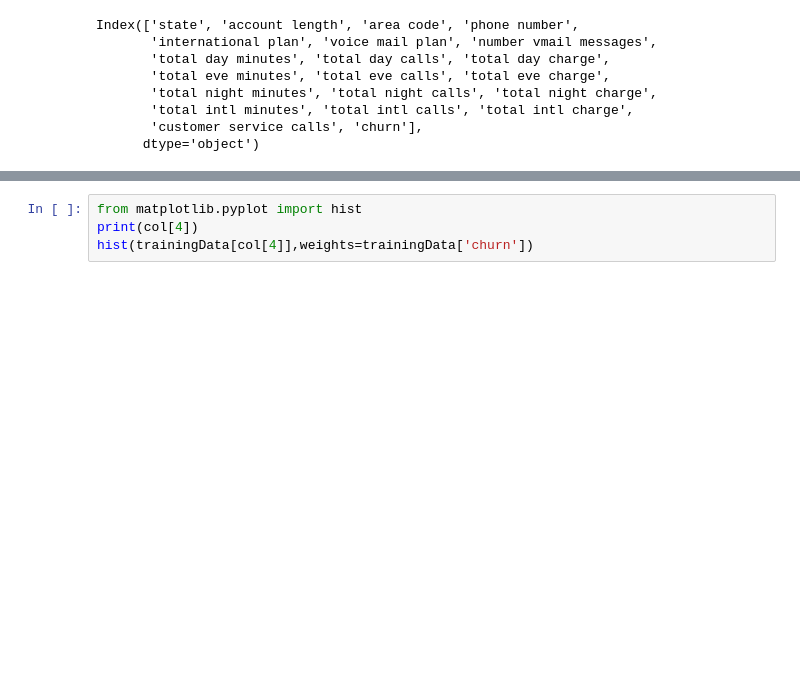
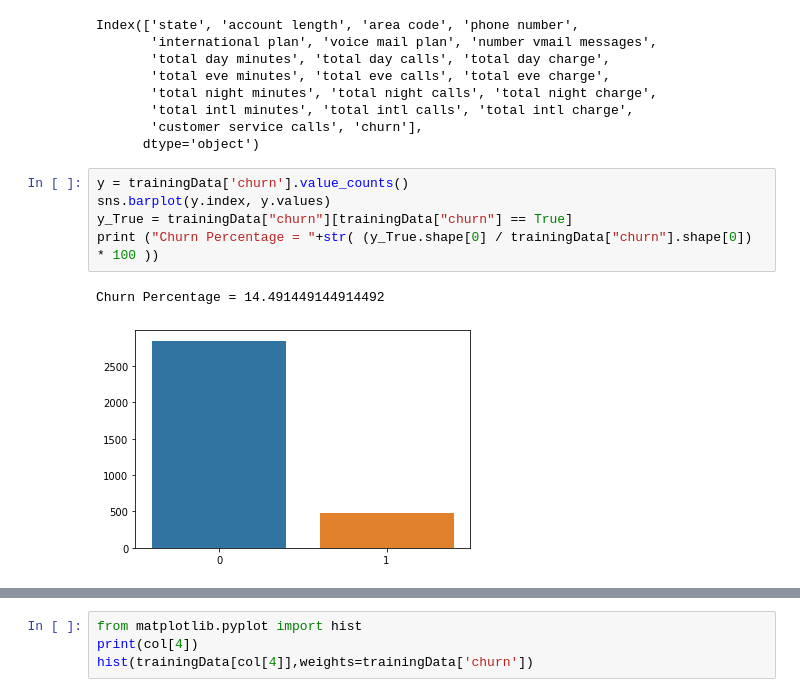
Before and after one commit to duhajarrar/TelecomMIT, a Jupyter notebook: telecom.ipynb, the cells around one changed output, grey strips where cells are left out. Saved outputs shown, nothing was run; the diff lists cells and outputs as text; blank space fills up the shorter version.

```diff
--- a/telecom.ipynb
+++ b/telecom.ipynb
@@ -39,3 +39,11 @@ Index(['state', 'account length', 'area code', 'phone number',
        'total intl minutes', 'total intl calls', 'total intl charge',
        'customer service calls', 'churn'],
       dtype='object')
+# %%
+y = trainingData['churn'].value_counts()
+sns.barplot(y.index, y.values)
+y_True = trainingData["churn"][trainingData["churn"] == True]
+print ("Churn Percentage = "+str( (y_True.shape[0] / trainingData["churn"].shape[0]) * 100 ))
+# %% [output]
+Churn Percentage = 14.491449144914492
+[figure, added]
```
Also changed, not shown: parts of 2 cells of this notebook.
